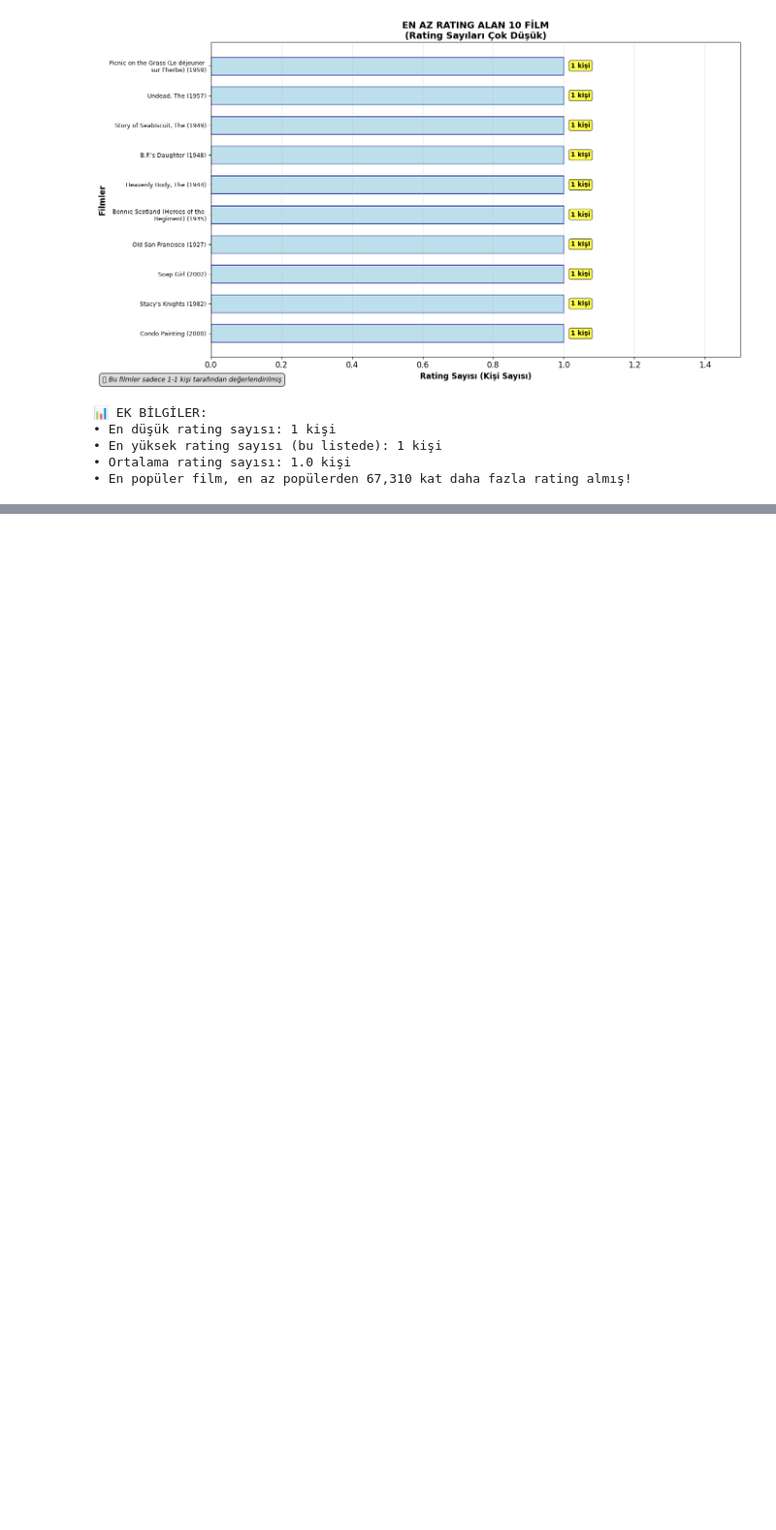
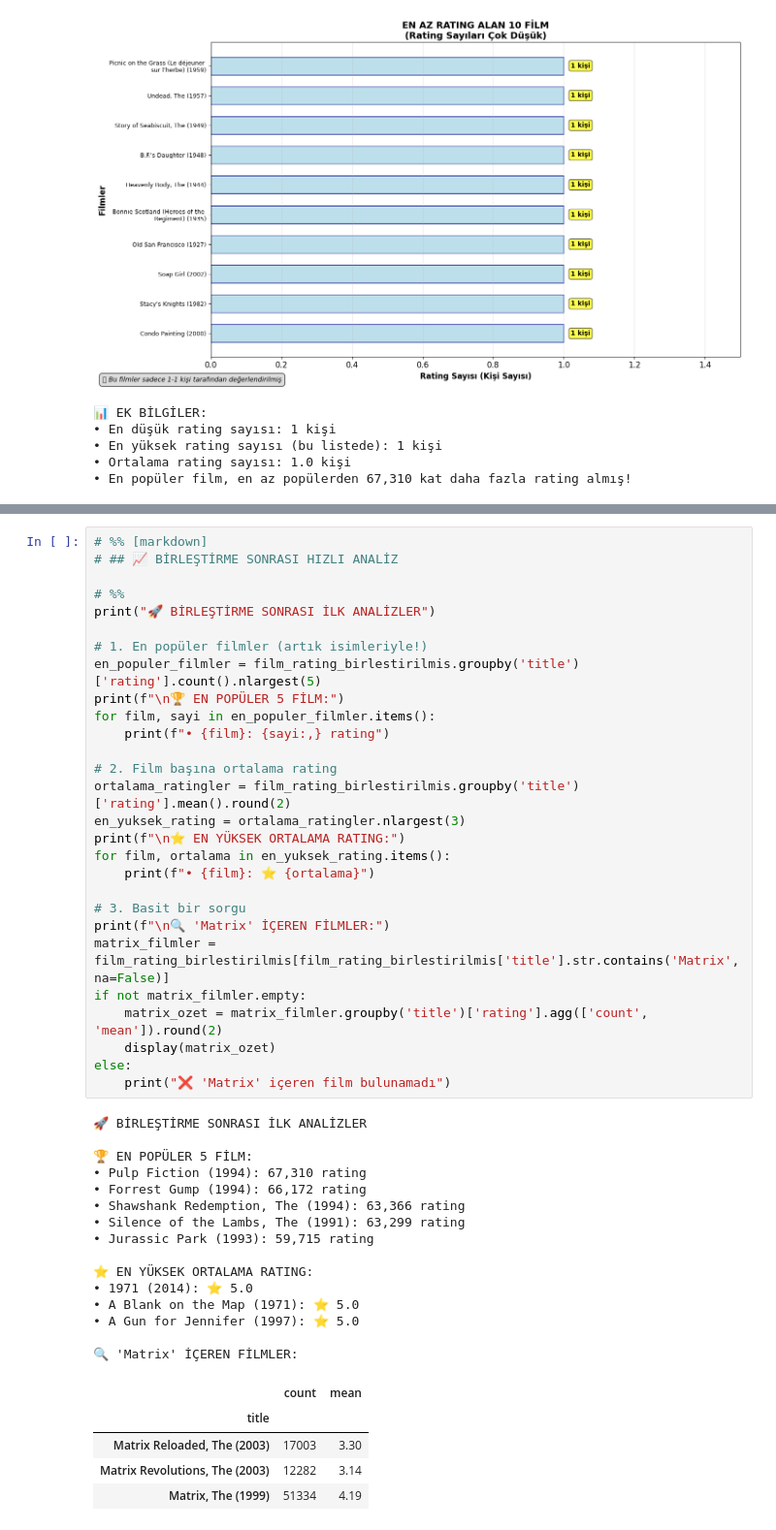
Before and after one commit to KinacAhmett/MovieRecommender, a Jupyter notebook: dataAnalyze.ipynb, the cells around one changed output, grey strips where cells are left out. Shown: that part at 97% size. Drawn from its saved outputs; the diff is of its cells as text; blank space fills up the shorter version.

```diff
--- a/dataAnalyze.ipynb
+++ b/dataAnalyze.ipynb
@@ -710,0 +774,49 @@ Name: count, dtype: int64
+# %%
+# %% [markdown]
+# ## 📈 BİRLEŞTİRME SONRASI HIZLI ANALİZ
+
+# %%
+print("🚀 BİRLEŞTİRME SONRASI İLK ANALİZLER")
+
+# 1. En popüler filmler (artık isimleriyle!)
+en_populer_filmler = film_rating_birlestirilmis.groupby('title')['rating'].count().nlargest(5)
+print(f"\n🏆 EN POPÜLER 5 FİLM:")
+for film, sayi in en_populer_filmler.items():
+    print(f"• {film}: {sayi:,} rating")
+
+# 2. Film başına ortalama rating
+ortalama_ratingler = film_rating_birlestirilmis.groupby('title')['rating'].mean().round(2)
+en_yuksek_rating = ortalama_ratingler.nlargest(3)
+print(f"\n⭐ EN YÜKSEK ORTALAMA RATING:")
+for film, ortalama in en_yuksek_rating.items():
+    print(f"• {film}: ⭐ {ortalama}")
+
+# 3. Basit bir sorgu
+print(f"\n🔍 'Matrix' İÇEREN FİLMLER:")
+matrix_filmler = film_rating_birlestirilmis[film_rating_birlestirilmis['title'].str.contains('Matrix', na=False)]
+if not matrix_filmler.empty:
+    matrix_ozet = matrix_filmler.groupby('title')['rating'].agg(['count', 'mean']).round(2)
+    display(matrix_ozet)
+else:
+    print("❌ 'Matrix' içeren film bulunamadı")
+# %% [output]
+🚀 BİRLEŞTİRME SONRASI İLK ANALİZLER
+
+🏆 EN POPÜLER 5 FİLM:
+• Pulp Fiction (1994): 67,310 rating
+• Forrest Gump (1994): 66,172 rating
+• Shawshank Redemption, The (1994): 63,366 rating
+• Silence of the Lambs, The (1991): 63,299 rating
+• Jurassic Park (1993): 59,715 rating
+
+⭐ EN YÜKSEK ORTALAMA RATING:
+• 1971 (2014): ⭐ 5.0
+• A Blank on the Map (1971): ⭐ 5.0
+• A Gun for Jennifer (1997): ⭐ 5.0
+
+🔍 'Matrix' İÇEREN FİLMLER:
+|  | count | mean |
+| title |  |  |
+| Matrix Reloaded, The (2003) | 17003 | 3.30 |
+| Matrix Revolutions, The (2003) | 12282 | 3.14 |
+| Matrix, The (1999) | 51334 | 4.19 |
```
Also changed, not shown: parts of 8 cells of this notebook.
